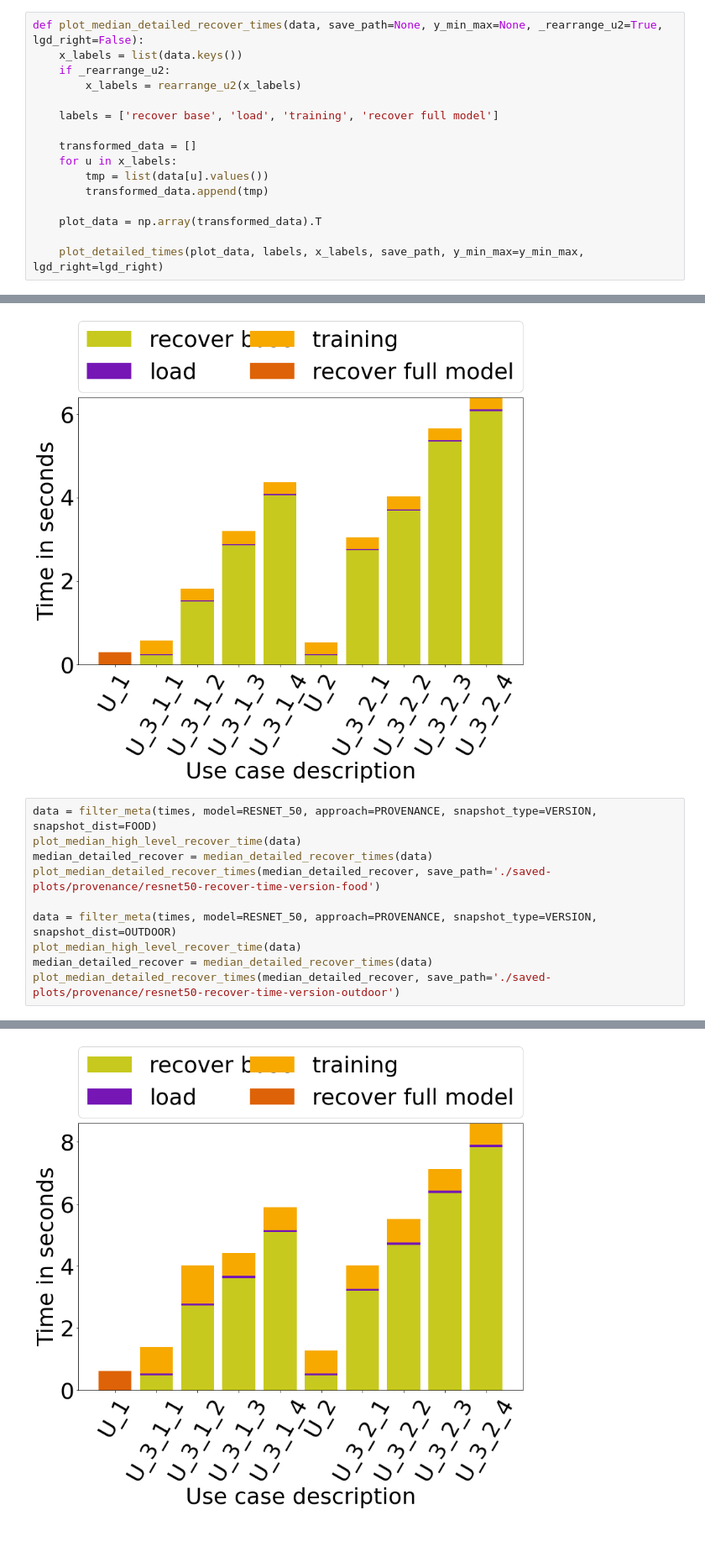
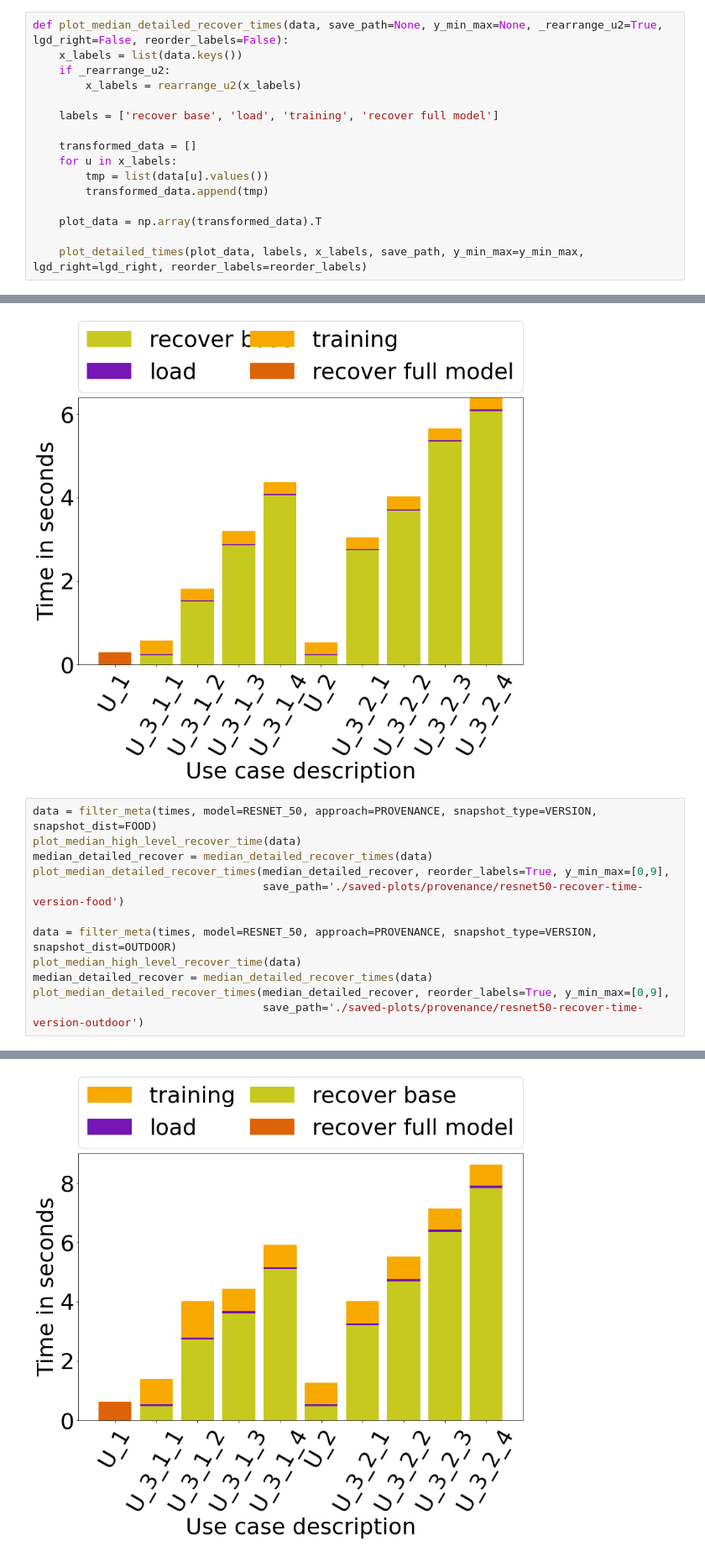
Before and after one commit to slin96/master-thesis, a Jupyter notebook: experiments/plots/provenance_save_recover_time.ipynb, the cells around one changed output, grey strips where cells are left out. Shown at 84% size. Drawn from its saved outputs; the diff is of its cells as text.

```diff
--- a/experiments/plots/provenance_save_recover_time.ipynb
+++ b/experiments/plots/provenance_save_recover_time.ipynb
@@ -47,5 +47,5 @@ def plot_median_detailed_save_times(data, save_path=None, y_min_max=None, _rearr
 # %%
-def plot_median_detailed_recover_times(data, save_path=None, y_min_max=None, _rearrange_u2=True, lgd_right=False):
+def plot_median_detailed_recover_times(data, save_path=None, y_min_max=None, _rearrange_u2=True, lgd_right=False, reorder_labels=False):
     x_labels = list(data.keys())
     if _rearrange_u2:
         x_labels = rearrange_u2(x_labels)
@@ -59,7 +59,7 @@ def plot_median_detailed_recover_times(data, save_path=None, y_min_max=None, _re
 
     plot_data = np.array(transformed_data).T
 
-    plot_detailed_times(plot_data, labels, x_labels, save_path, y_min_max=y_min_max, lgd_right=lgd_right)
+    plot_detailed_times(plot_data, labels, x_labels, save_path, y_min_max=y_min_max, lgd_right=lgd_right, reorder_labels=reorder_labels)
 # %%
 # PROVENANCE APPROACH SAVE TIME
 # %%
@@ -158,11 +158,13 @@ plot_median_detailed_recover_times(median_detailed_recover)
 data = filter_meta(times, model=RESNET_50, approach=PROVENANCE, snapshot_type=VERSION, snapshot_dist=FOOD)
 plot_median_high_level_recover_time(data)
 median_detailed_recover = median_detailed_recover_times(data)
-plot_median_detailed_recover_times(median_detailed_recover, save_path='./saved-plots/provenance/resnet50-recover-time-version-food')
+plot_median_detailed_recover_times(median_detailed_recover, reorder_labels=True, y_min_max=[0,9],
+                                   save_path='./saved-plots/provenance/resnet50-recover-time-version-food')
 
 data = filter_meta(times, model=RESNET_50, approach=PROVENANCE, snapshot_type=VERSION, snapshot_dist=OUTDOOR)
 plot_median_high_level_recover_time(data)
 median_detailed_recover = median_detailed_recover_times(data)
-plot_median_detailed_recover_times(median_detailed_recover, save_path='./saved-plots/provenance/resnet50-recover-time-version-outdoor')
+plot_median_detailed_recover_times(median_detailed_recover, reorder_labels=True, y_min_max=[0,9],
+                                   save_path='./saved-plots/provenance/resnet50-recover-time-version-outdoor')
 # %% [output]
 [figure]
@@ -170,5 +172,5 @@ plot_median_detailed_recover_times(median_detailed_recover, save_path='./saved-p
 [figure]
-[figure, old version]
+[figure, new version]
 # %%
 data = filter_meta(times, model=RESNET_152, approach=PROVENANCE, snapshot_type=VERSION, snapshot_dist=FOOD)
 plot_median_high_level_recover_time(data)
```
Also changed, not shown: parts of 4 cells of this notebook, 8 other files.
